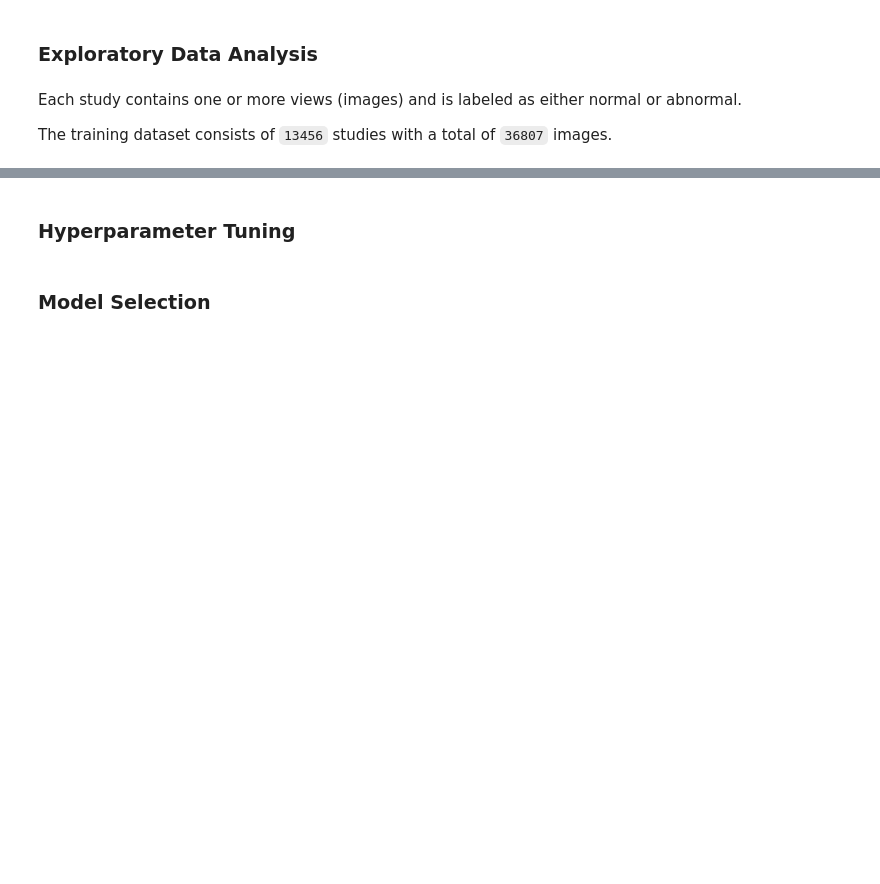
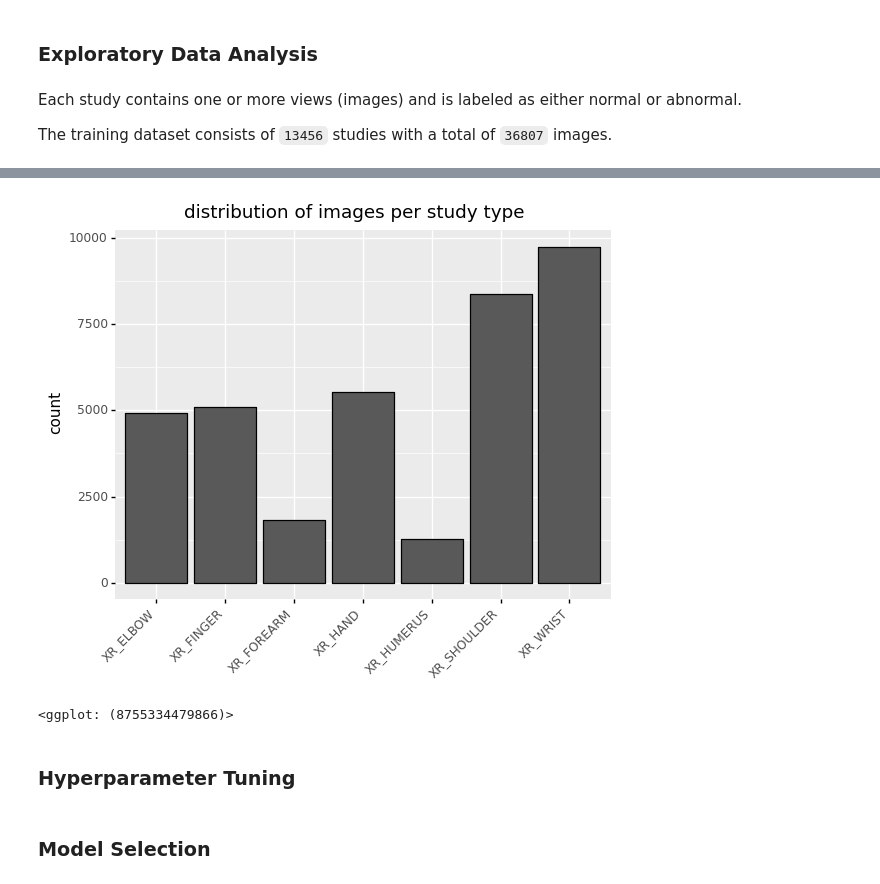
Before and after one commit to ilias-ant/x-ray-abnormality-detection, a Jupyter notebook: CNNs.ipynb, the cells around one changed output, grey strips where cells are left out. Saved outputs shown, nothing was run; the diff lists cells and outputs as text; code cells hidden in the pictures; blank space fills up the shorter version.

```diff
--- a/CNNs.ipynb
+++ b/CNNs.ipynb
@@ -157,2 +244,12 @@ The training dataset consists of `13456` studies with a total of `36807` images.
+# %%
+(
+    ggplot(train_image_paths)
+    + geom_bar(aes(x="study_type"), colour="black")
+    + theme(axis_text_x=element_text(rotation=45, hjust=1))
+    + labs(x="", y="count", title="distribution of images per study type")
+)
+# %% [output]
+[figure, added]
+<ggplot: (8755334479866)>
 # %% [markdown]
 ### Hyperparameter Tuning
```
Also changed, not shown: parts of 27 cells of this notebook, 2 other files.
